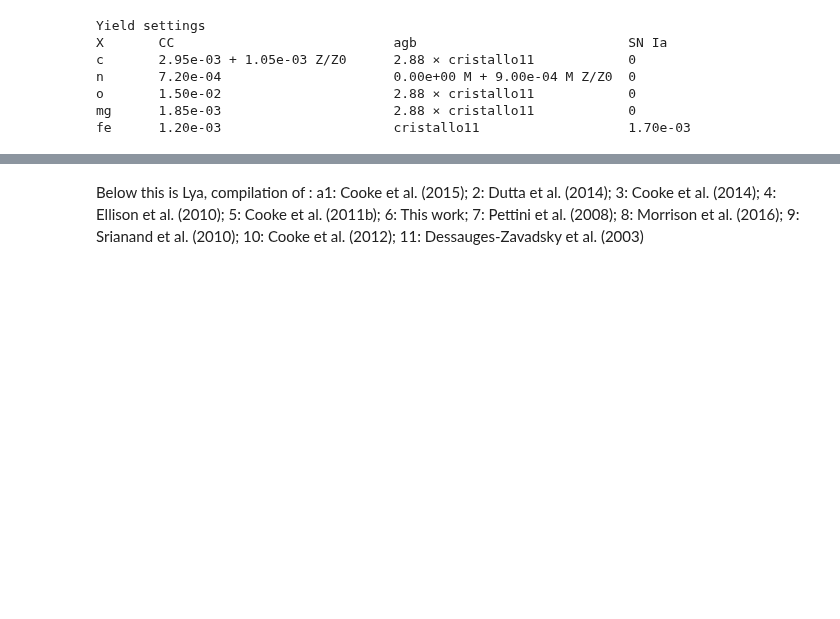
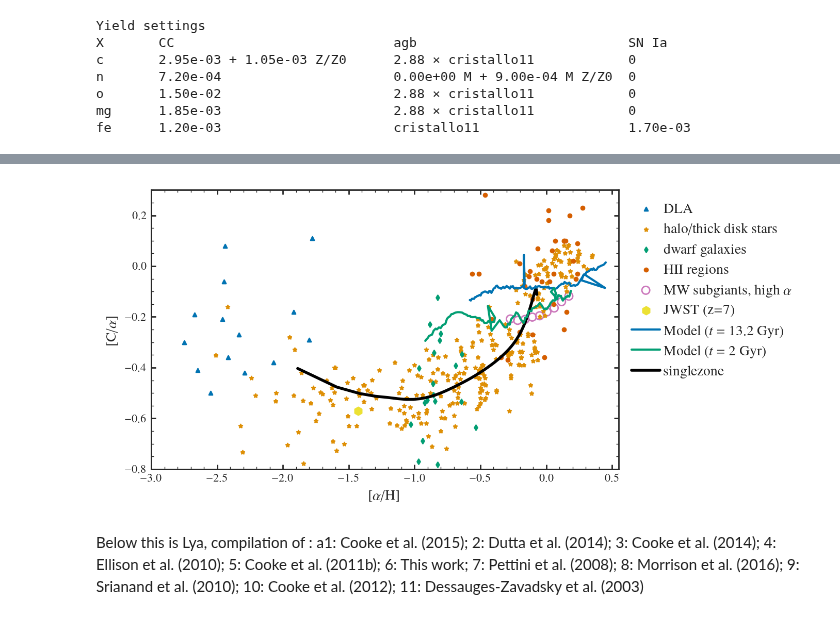
Before and after one commit to aeyobd/surp, a Jupyter notebook: notebooks/data_analysis/summary_plot.ipynb, the cells around one changed output, grey strips where cells are left out. Cells and saved outputs as stored; diff of their text form; code cells hidden in the pictures; blank space fills up the shorter version.

Commit message:
singlezone model

```diff
--- a/notebooks/data_analysis/summary_plot.ipynb
+++ b/notebooks/data_analysis/summary_plot.ipynb
@@ -67,39 +68,48 @@ for i in [3,2,1,0]:
     label = ["HII regions", "dwarf galaxies", "halo/thick disk stars", "DLA"][i]
     val = ["RL", "dwarf", "star", "DLA"][i]
     df = all_abundances[all_abundances.type == val]
     plt.scatter(df["[o/h]"], df["[c/o]"], label=label,
                marker=["o", "d", "*", "^"][i])
 
 
-fiducial.plot_gas("[o/h]", "[c/o]", label="Model ($t=13.2$ Gyr)", plot_data=False, color="k", zorder=3, lw=2)
 
-fiducial.plot_annulus_at_t("[o/h]", "[c/o]", t=2, label="Model ($t=2$ Gyr)", zorder=3, lw=1.5, color=arya.style.COLORS[0])
 
 
 ha = subgiants["high_alpha"]
 df = subgiants[ha]
 arya.binnedplot(df, x="MG_H", y="C_MG", errorbar=None, binrange=(-0.3, 0.2), bins=10, stat="median",
                 edgecolor=arya.style.COLORS[4], facecolor='none', marker="o", s=30,
             zorder=-1, label="MW subgiants, high $\\alpha$")
 
 plt.plot()
 
-plt.ylim(-0.8, 0.5)
-plt.xlim(-3.2, 0.55)
+plt.ylim(-0.8, 0.3)
+plt.xlim(-3, 0.55)
 
 plt.xlabel(r"[$\alpha$/H]")
 plt.ylabel(r"[C/$\alpha$]")
 
-plt.scatter([-1.43], [-0.57], marker="h", s=30, color=arya.style.COLORS[6], label="JWST (z=7)")
-plt.plot(out.history["[mg/h]"], out.history["[c/mg]"], label="singlezone")
+plt.scatter([-1.43], [-0.57], marker="h", s=30, label="JWST (z=7)", color=arya.style.COLORS[8])
+
+
+fiducial.plot_gas("[o/h]", "[c/o]", label="Model ($t=13.2$ Gyr)", plot_data=False, zorder=3, lw=1.5, color=arya.style.COLORS[0])
+
+fiducial.plot_annulus_at_t("[o/h]", "[c/o]", t=2, label="Model ($t=2$ Gyr)", zorder=3, lw=1.5, color=arya.style.COLORS[2])
+plt.plot(out.history["[mg/h]"], out.history["[c/mg]"], label="singlezone", color="k", lw=2)
+
 
 
 leg = arya.Legend(loc=-1).mpl_leg
 #leg.legend_handles[-1].set_sizes([4])
 #leg.legend_handles[-1].set_alpha(1)
+
+plt.xlabel(r"[$\alpha$/H]")
+plt.ylabel(r"[C/$\alpha$]")
 plt.tight_layout()
 
 plt.savefig("summary.pdf")
+# %% [output]
+[figure, added]
 # %%
 berg19 = pd.read_csv("../../data/berg19.csv")
 berg19 = berg19.iloc[:-1]
```
Also changed, not shown: parts of 4 cells of this notebook, 7 other files.
